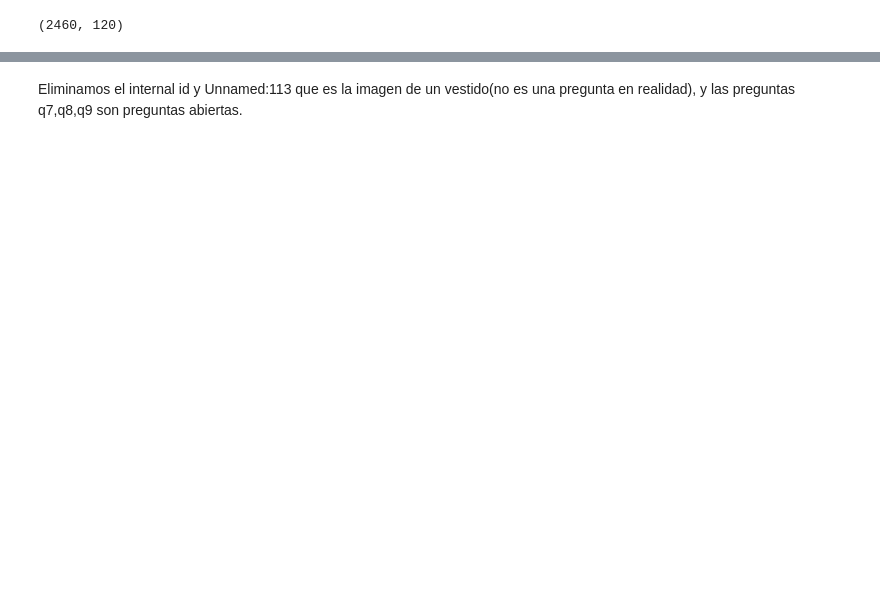
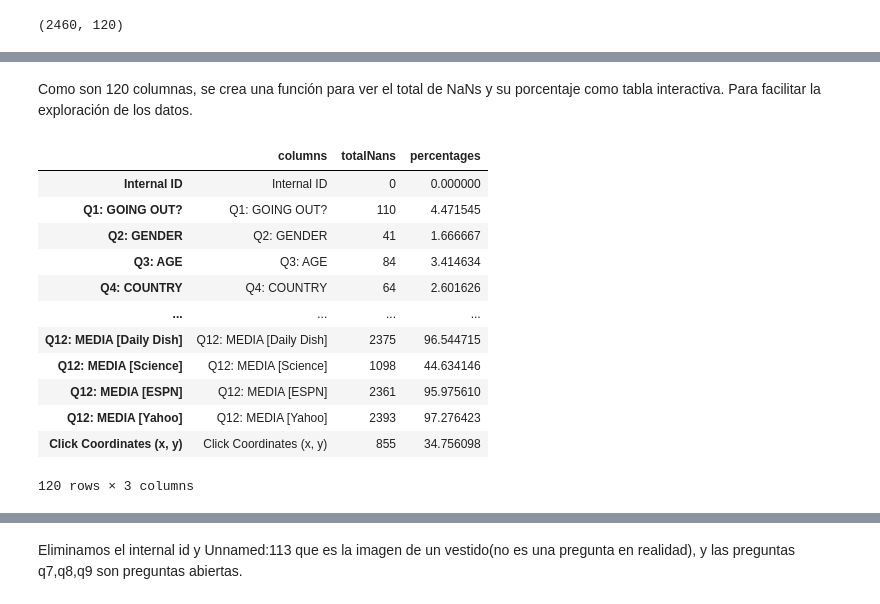
Before and after one commit to mornaeldernar/Bedu, a Jupyter notebook: dulces.ipynb, the cells around one changed output, grey strips where cells are left out. Saved outputs shown, nothing was run; the diff lists cells and outputs as text; code cells hidden in the pictures; blank space fills up the shorter version.

```diff
--- a/dulces.ipynb
+++ b/dulces.ipynb
@@ -39,2 +40,15 @@ import numpy as np
 # %% [markdown]
 ## Carga de nuestro conjunto de datos
+# %%
+# Subir CSV como DataFrame
+print('''1.- Descarga el archivo "candyhierarchy2017.csv" desde:
+https://www.scq.ubc.ca/wp-content/uploads/2017/10/candyhierarchy2017.csv
+2.- ↓ Desde tu equipo, elige el archivo ↓''')
+files.upload()
+try:
+  df = pd.read_csv('candyhierarchy2017.csv', encoding = "ISO-8859-1")
+  print('''
+Archivo "candyhierarchy2017.csv" guardado como DataFrame.
+Puedes comenzar tu análisis''')
+except:
+  print('Ocurrió un error. Revisa el archivo CSV tu ruta de acceso')
@@ -91,0 +94,24 @@ df['Q9: OTHER COMMENTS'].isna().sum()
+# %% [markdown]
+Como son 120 columnas, se crea una función para ver el total de NaNs y su porcentaje como tabla interactiva. Para facilitar la exploración de los datos.
+# %%
+# Ver columna + Total Nans + Porcentaje
+def porcentaje_vacios ():
+  nans = pd.DataFrame({'columns': df.columns, 'totalNans': df.isna().sum(), 'percentages' : df.isna().sum()/len(df)*100})
+  data_table.enable_dataframe_formatter()
+  return data_table.DataTable(nans, include_index=False, num_rows_per_page=20)
+  data_table.disable_dataframe_formatter()
+porcentaje_vacios()
+# %% [output]
+|  | columns | totalNans | percentages |
+| Internal ID | Internal ID | 0 | 0.000000 |
+| Q1: GOING OUT? | Q1: GOING OUT? | 110 | 4.471545 |
+| Q2: GENDER | Q2: GENDER | 41 | 1.666667 |
+| Q3: AGE | Q3: AGE | 84 | 3.414634 |
+| Q4: COUNTRY | Q4: COUNTRY | 64 | 2.601626 |
+| ... | ... | ... | ... |
+| Q12: MEDIA [Daily Dish] | Q12: MEDIA [Daily Dish] | 2375 | 96.544715 |
+| Q12: MEDIA [Science] | Q12: MEDIA [Science] | 1098 | 44.634146 |
+| Q12: MEDIA [ESPN] | Q12: MEDIA [ESPN] | 2361 | 95.975610 |
+| Q12: MEDIA [Yahoo] | Q12: MEDIA [Yahoo] | 2393 | 97.276423 |
+| Click Coordinates (x, y) | Click Coordinates (x, y) | 855 | 34.756098 |
+120 rows × 3 columns
```
Also changed, not shown: parts of 40 cells of this notebook.
